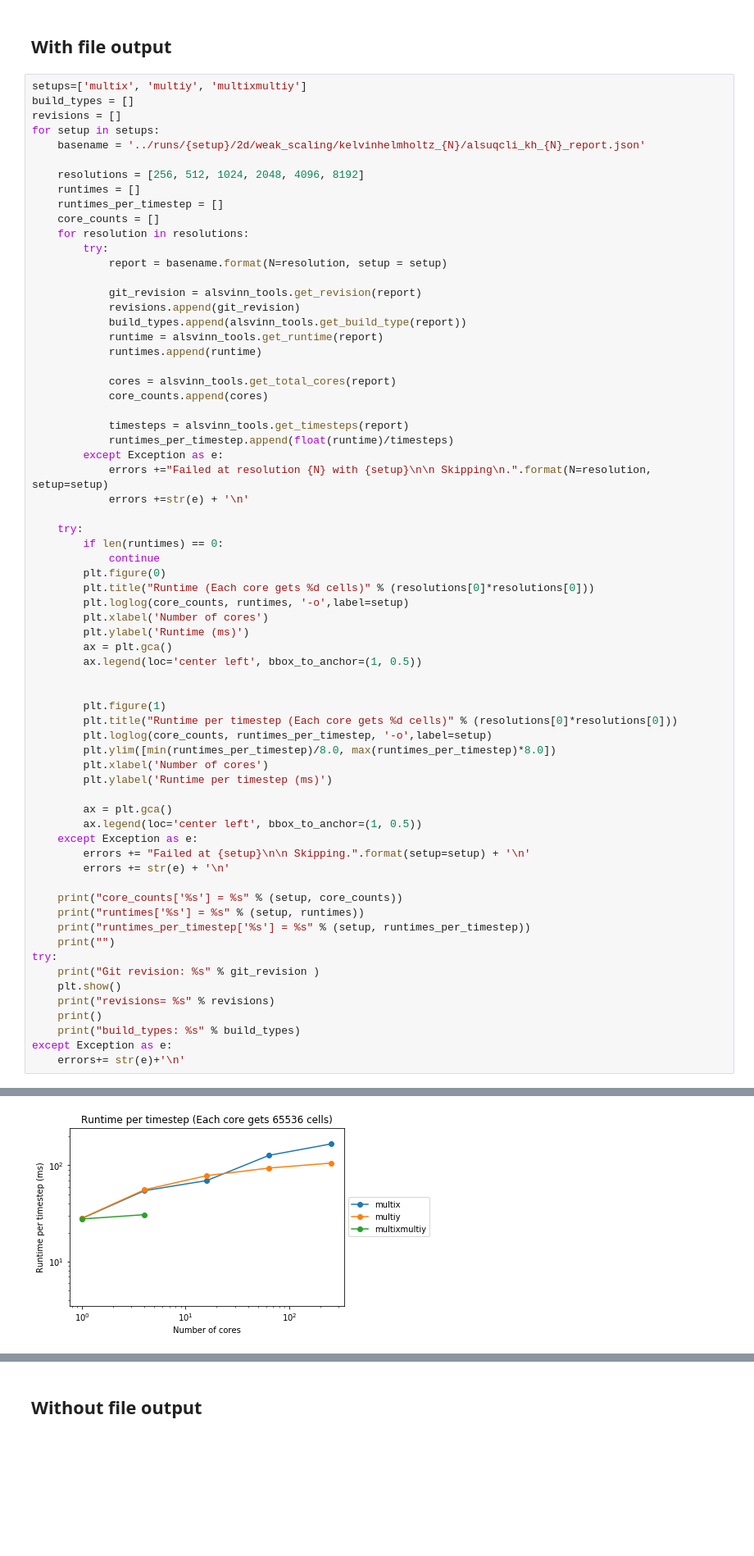
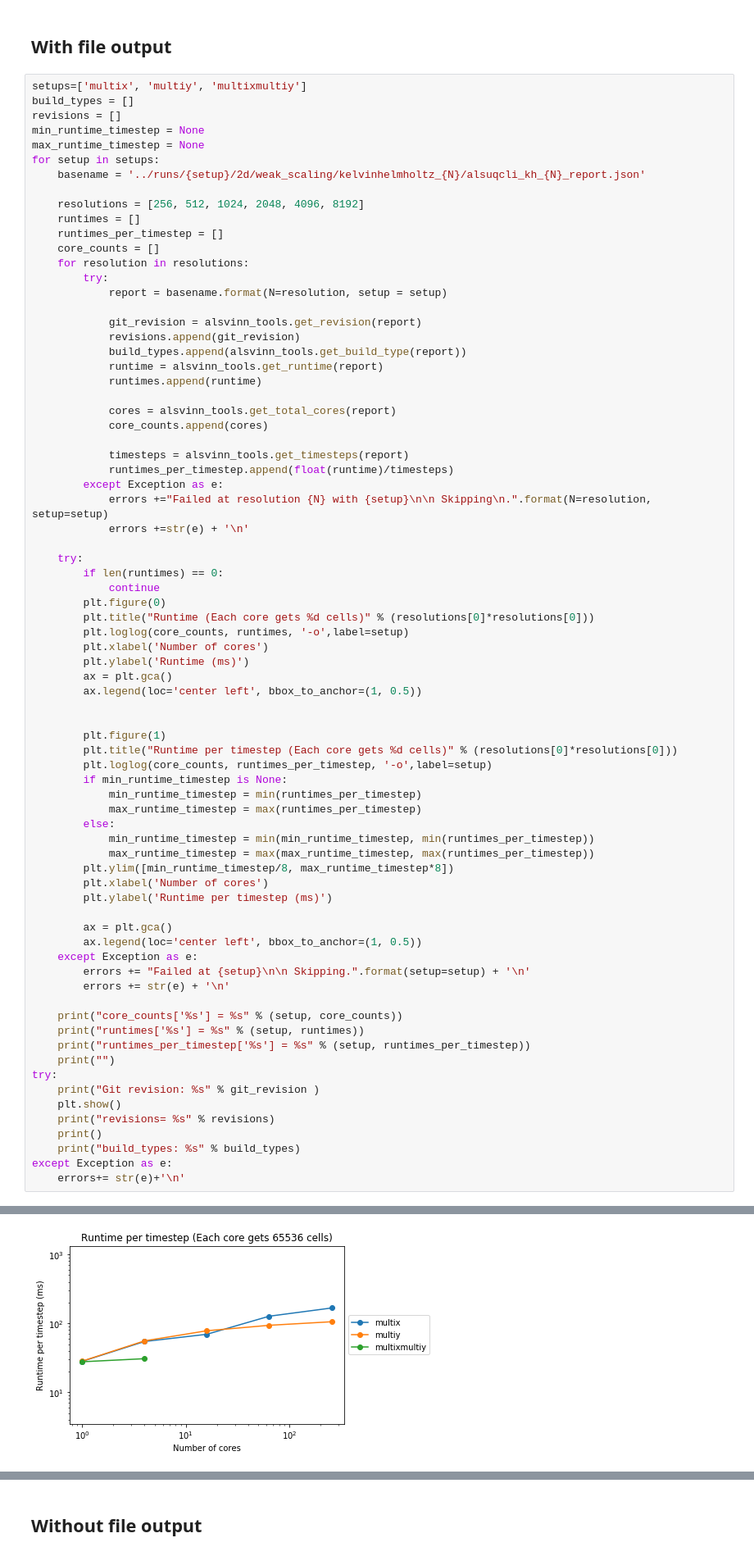
Before and after one commit to kjetil-lye/alsvinn_scalings, a Jupyter notebook: reports/WeakScalingReport_euler_20180214.ipynb, the cells around one changed output, grey strips where cells are left out. Shown at 82% size. Saved outputs shown, nothing was run; the diff lists cells and outputs as text; blank space fills up the shorter version.

```diff
--- a/reports/WeakScalingReport_euler_20180214.ipynb
+++ b/reports/WeakScalingReport_euler_20180214.ipynb
@@ -24,6 +24,8 @@ Remember that 2D FVM has a runtime of $$O(N^3)$$. We can not afford to allocate
 setups=['multix', 'multiy', 'multixmultiy']
 build_types = []
 revisions = []
+min_runtime_timestep = None
+max_runtime_timestep = None
 for setup in setups:
     basename = '../runs/{setup}/2d/weak_scaling/kelvinhelmholtz_{N}/alsuqcli_kh_{N}_report.json'
 
@@ -65,7 +67,13 @@ for setup in setups:
         plt.figure(1)
         plt.title("Runtime per timestep (Each core gets %d cells)" % (resolutions[0]*resolutions[0]))
         plt.loglog(core_counts, runtimes_per_timestep, '-o',label=setup)
-        plt.ylim([min(runtimes_per_timestep)/8.0, max(runtimes_per_timestep)*8.0])
+        if min_runtime_timestep is None:
+            min_runtime_timestep = min(runtimes_per_timestep)
+            max_runtime_timestep = max(runtimes_per_timestep)
+        else:
+            min_runtime_timestep = min(min_runtime_timestep, min(runtimes_per_timestep))
+            max_runtime_timestep = max(max_runtime_timestep, max(runtimes_per_timestep))
+        plt.ylim([min_runtime_timestep/8, max_runtime_timestep*8])
         plt.xlabel('Number of cores')
         plt.ylabel('Runtime per timestep (ms)')
 
@@ -75,34 +83,34 @@ for setup in setups:
         errors += "Failed at {setup}\n\n Skipping.".format(setup=setup) + '\n'
         errors += str(e) + '\n'
 
     print("core_counts['%s'] = %s" % (setup, core_counts))
     print("runtimes['%s'] = %s" % (setup, runtimes))
     print("runtimes_per_timestep['%s'] = %s" % (setup, runtimes_per_timestep))
     print("")
 try:
     print("Git revision: %s" % git_revision )
     plt.show()
     print("revisions= %s" % revisions)
     print()
     print("build_types: %s" % build_types)
 except Exception as e:
     errors+= str(e)+'\n'
 # %% [output]
 core_counts['multix'] = [1, 4, 16, 64, 256]
 runtimes['multix'] = [150000, 614000, 1609000, 6117000, 16612000]
 runtimes_per_timestep['multix'] = [28.095148904289193, 54.514782917517536, 69.4192769005091, 126.95612469386909, 167.0185598520038]
 
 core_counts['multiy'] = [1, 4, 16, 64, 256]
 runtimes['multiy'] = [151000, 627000, 1810000, 4515000, 10493000]
 runtimes_per_timestep['multiy'] = [28.282449896984453, 55.669004705673444, 78.09129346794374, 93.70719355776016, 105.49757696406668]
 
 core_counts['multixmultiy'] = [1, 4]
 runtimes['multixmultiy'] = [148000, 346000]
 runtimes_per_timestep['multixmultiy'] = [27.72054691889867, 30.720056823226493]
 
 Git revision: 29e4e53edc12ec2980b81550e3ffd966f1d3398f
 [figure]
-[figure, old version]
+[figure, new version]
 revisions= ['29e4e53edc12ec2980b81550e3ffd966f1d3398f', '29e4e53edc12ec2980b81550e3ffd966f1d3398f', '29e4e53edc12ec2980b81550e3ffd966f1d3398f', '29e4e53edc12ec2980b81550e3ffd966f1d3398f', '29e4e53edc1 ...
 
 build_types: ['Release', 'Release', 'Release', 'Release', 'Release', 'Release', 'Release', 'Release', 'Release', 'Release', 'Release', 'Release']
```
